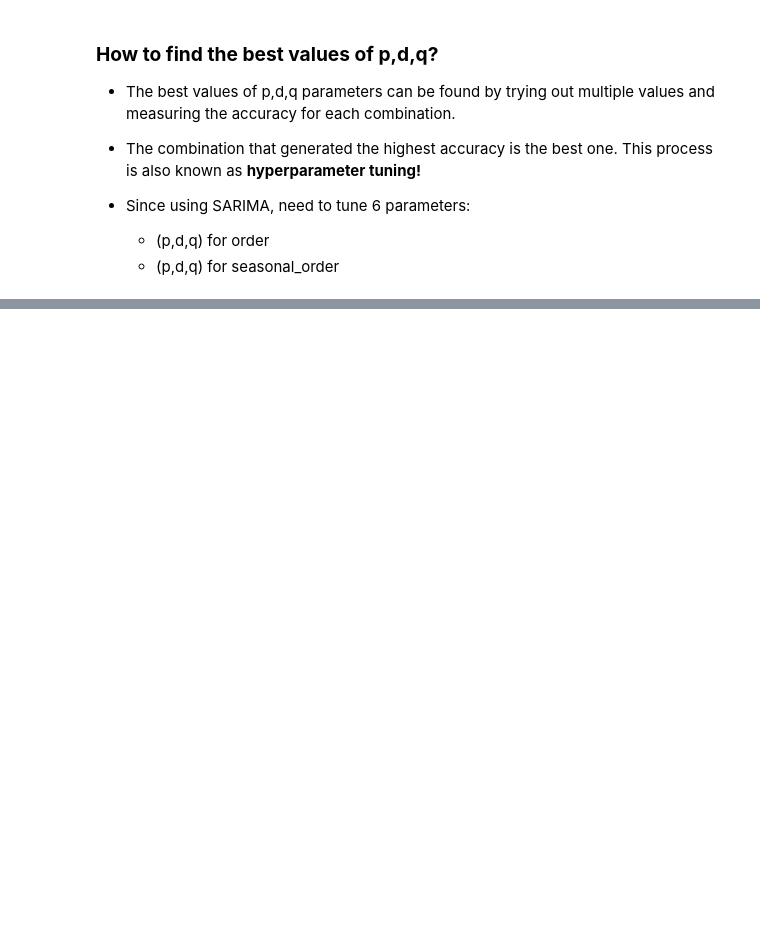
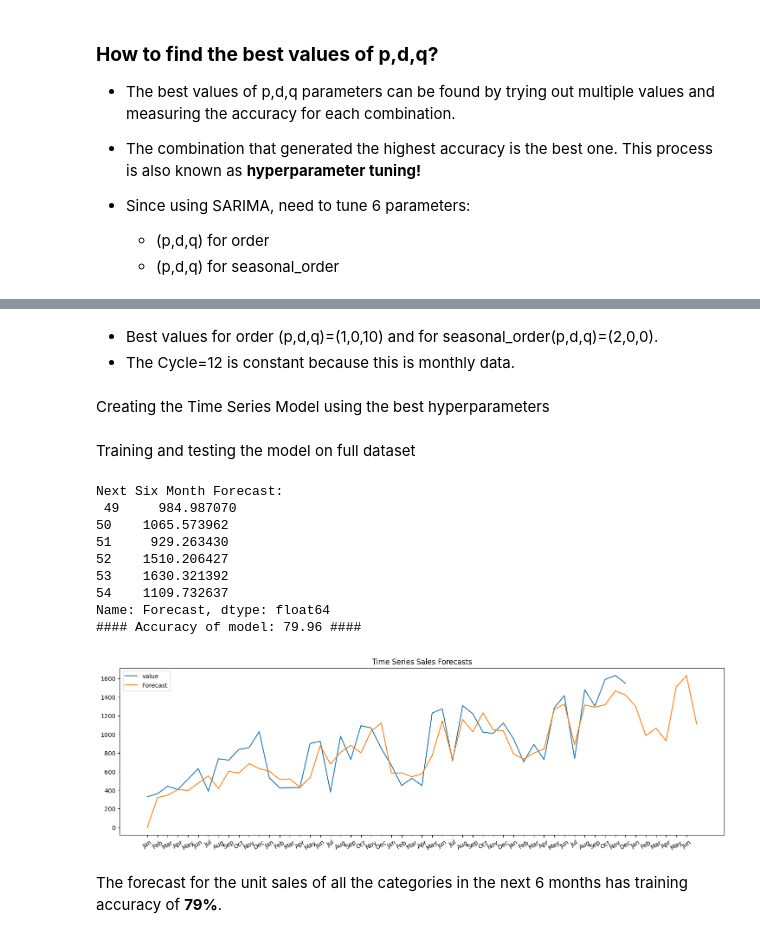
Before and after one commit to anish3565/Case_Studies, a Jupyter notebook: Time Series/SuperStore_Sales_Analysis.ipynb, the cells around one changed output, grey strips where cells are left out. Cells and saved outputs as stored; diff of their text form; code cells hidden in the pictures; blank space fills up the shorter version.

Commit message:
SARIMA and ARIMA analysis complete in Sales Analysis notebook

```diff
--- a/Time Series/SuperStore_Sales_Analysis.ipynb
+++ b/Time Series/SuperStore_Sales_Analysis.ipynb
@@ -307,0 +388,5 @@ For equation of SARIMA(order=(2,1,3), seasonal_order=(2,0,3)) will look like,
+# %% [markdown]
+- Best values for order (p,d,q)=(1,0,10) and for seasonal_order(p,d,q)=(2,0,0).
+- The Cycle=12 is constant because this is monthly data.
+# %% [markdown]
+Creating the Time Series Model using the best hyperparameters
@@ -307,0 +399,48 @@ For equation of SARIMA(order=(2,1,3), seasonal_order=(2,0,3)) will look like,
+# %% [markdown]
+Training and testing the model on full dataset
+# %%
+# Importing the algorithm
+from statsmodels.tsa.statespace.sarimax import SARIMAX
+import warnings
+warnings.filterwarnings('ignore')
+
+
+# Train the model on the full dataset
+SarimaxModel = SARIMAX(SalesQuantity,
+                        order = (1, 0, 10),
+                        seasonal_order =(2, 0, 0, 12))
+
+ # Fitting the Time series model on the data
+SalesModel = SarimaxModel.fit(disp=False)
+
+# Forecast for the next 6 months
+FutureMonths=6
+forecast = SalesModel.predict(start = 0,
+                          end = (len(SalesQuantity)) + FutureMonths,
+                          typ = 'levels').rename('Forecast')
+print("Next Six Month Forecast:\n",forecast[-FutureMonths:])
+
+# Plot the forecast values
+SalesQuantity.plot(figsize = (18, 5), legend = True, title='Time Series Sales Forecasts')
+forecast.plot(legend = True, figsize=(18,5))
+
+# Measuring the Training accuracy of the model
+MAPE=np.mean(abs(SalesQuantity-forecast)/SalesQuantity)*100
+print('#### Accuracy of model:', round(100-MAPE,2), '####')
+
+# Printing month names in X-Axis
+PlotMonthNames=MonthNames+MonthNames[0:FutureMonths]
+plotLabels=plt.xticks(np.arange(0,len(PlotMonthNames),1),PlotMonthNames, rotation=30)
+# %% [output]
+Next Six Month Forecast:
+ 49     984.987070
+50    1065.573962
+51     929.263430
+52    1510.206427
+53    1630.321392
+54    1109.732637
+Name: Forecast, dtype: float64
+#### Accuracy of model: 79.96 ####
+[figure, added]
+# %% [markdown]
+The forecast for the unit sales of all the categories in the next 6 months has training accuracy of **79%**.
```
Also changed, not shown: parts of 23 cells of this notebook.
